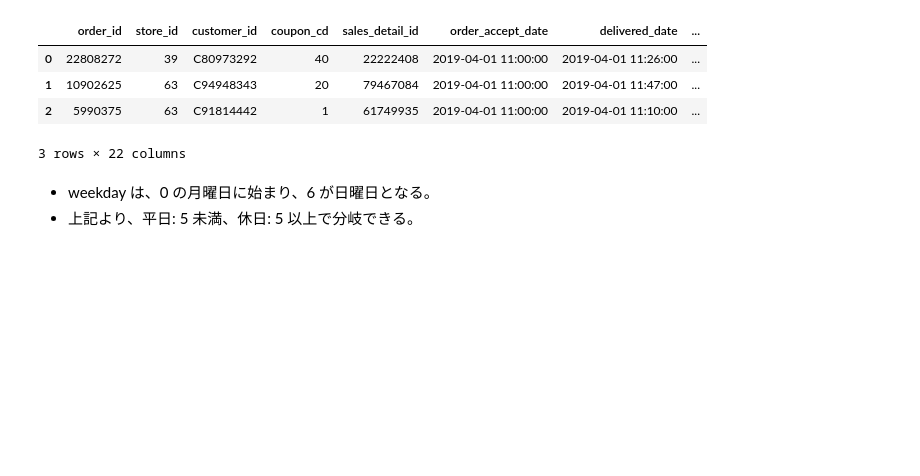
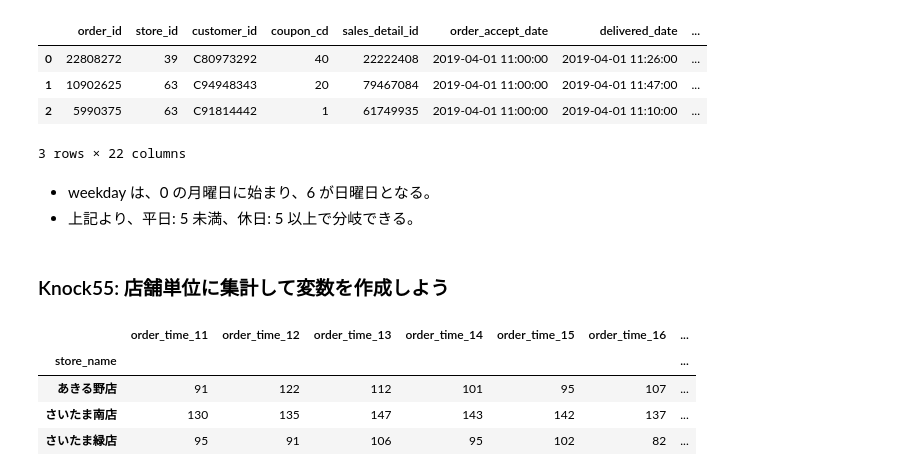
Before and after one commit to 1024xx4/machine_learning_system_100_knocks, a Jupyter notebook: section6/section6.ipynb, the cells around one changed output. Drawn from its saved outputs; the diff is of its cells as text; code cells hidden in the pictures; blank space fills up the shorter version.

```diff
--- a/section6/section6.ipynb
+++ b/section6/section6.ipynb
@@ -148,3 +148,5 @@ order_data.head(3)
 # %% [markdown]
 - weekday は、0 の月曜日に始まり、6 が日曜日となる。
 - 上記より、平日: 5 未満、休日: 5 以上で分岐できる。
+# %% [markdown]
+### Knock55: 店舗単位に集計して変数を作成しよう
@@ -150,0 +166,16 @@ order_data.head(3)
+# %%
+# 時間帯別 Order 数の集計
+times = order_data['order_accept_hour'].unique()
+store_time = []
+for time in times:
+    time_tmp = order_data.loc[order_data['order_accept_hour'] == time].groupby(['store_name']).count()[['order_id']]
+    time_tmp.columns = [f"order_time_{time}"]
+    store_time.append(time_tmp)
+store_time = pd.concat(store_time, axis=1)
+store_time.head(3)
+# %% [output]
+|  | order_time_11 | order_time_12 | order_time_13 | order_time_14 | order_time_15 | order_time_16 | ... |
+| store_name |  |  |  |  |  |  | ... |
+| あきる野店 | 91 | 122 | 112 | 101 | 95 | 107 | ... |
+| さいたま南店 | 130 | 135 | 147 | 143 | 142 | 137 | ... |
+| さいたま緑店 | 95 | 91 | 106 | 95 | 102 | 82 | ... |
```
Also changed, not shown: parts of 5 cells of this notebook.
